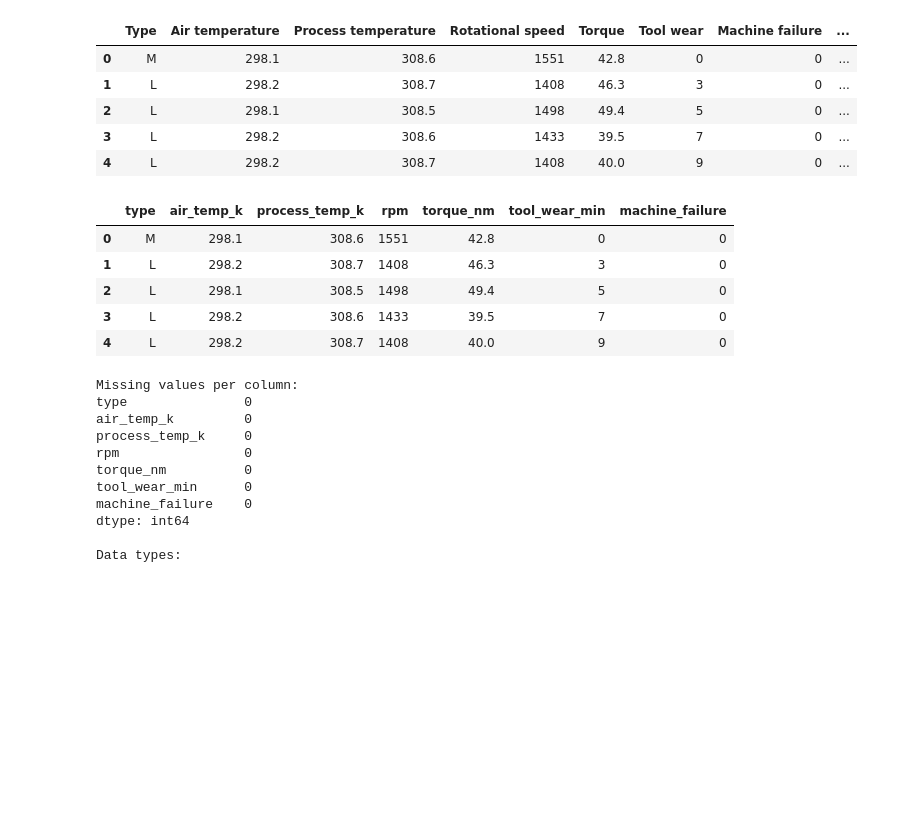
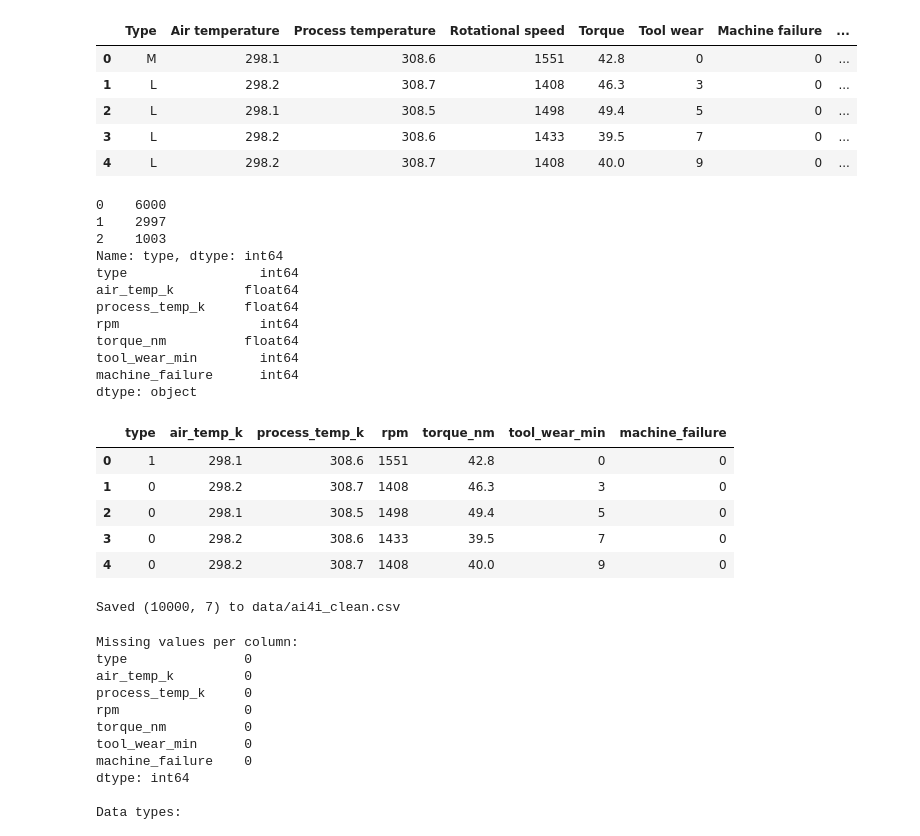
Before and after one commit to raheelsheikh653-a11y/azureml-knn-maintenance, a Jupyter notebook: notebooks/00_prepare_data.ipynb, the cells around one changed output. Cells and saved outputs as stored; diff of their text form; code cells hidden in the pictures; blank space fills up the shorter version.

```diff
--- a/notebooks/00_prepare_data.ipynb
+++ b/notebooks/00_prepare_data.ipynb
@@ -26,29 +26,56 @@ Columns: ['Type', 'Air temperature', 'Process temperature', 'Rotational speed',
 # %%
 # Some versions include units, e.g. "Air temperature [K]". Remove them.
 df = df_raw.copy()
 
 df.columns = [c.split(" [")[0].strip() for c in df.columns]
 
 rename_map = {
     "Type": "type",
     "Air temperature": "air_temp_k",
     "Process temperature": "process_temp_k",
     "Rotational speed": "rpm",
     "Torque": "torque_nm",
     "Tool wear": "tool_wear_min",
     "Machine failure": "machine_failure",
 }
 
 df = df.rename(columns=rename_map)[list(rename_map.values())]
 
+# Convert product type from categorical text to numeric
+df["type"] = df["type"].map({
+    "L": 0,
+    "M": 1,
+    "H": 2
+}).astype(int)
+
+print(df["type"].value_counts())
+print(df.dtypes)
+
 df.head()
 # %% [output]
+0    6000
+1    2997
+2    1003
+Name: type, dtype: int64
+type                 int64
+air_temp_k         float64
+process_temp_k     float64
+rpm                  int64
+torque_nm          float64
+tool_wear_min        int64
+machine_failure      int64
+dtype: object
 |  | type | air_temp_k | process_temp_k | rpm | torque_nm | tool_wear_min | machine_failure |
-| 0 | M | 298.1 | 308.6 | 1551 | 42.8 | 0 | 0 |
-| 1 | L | 298.2 | 308.7 | 1408 | 46.3 | 3 | 0 |
-| 2 | L | 298.1 | 308.5 | 1498 | 49.4 | 5 | 0 |
-| 3 | L | 298.2 | 308.6 | 1433 | 39.5 | 7 | 0 |
-| 4 | L | 298.2 | 308.7 | 1408 | 40.0 | 9 | 0 |
+| 0 | 1 | 298.1 | 308.6 | 1551 | 42.8 | 0 | 0 |
+| 1 | 0 | 298.2 | 308.7 | 1408 | 46.3 | 3 | 0 |
+| 2 | 0 | 298.1 | 308.5 | 1498 | 49.4 | 5 | 0 |
+| 3 | 0 | 298.2 | 308.6 | 1433 | 39.5 | 7 | 0 |
+| 4 | 0 | 298.2 | 308.7 | 1408 | 40.0 | 9 | 0 |
+# %%
+df.to_csv("../data/ai4i_clean.csv", index=False)
+print("Saved", df.shape, "to data/ai4i_clean.csv")
+# %% [output]
+Saved (10000, 7) to data/ai4i_clean.csv
 # %%
 print("Missing values per column:")
 print(df.isna().sum())
```
Also changed, not shown: 7 other files.
